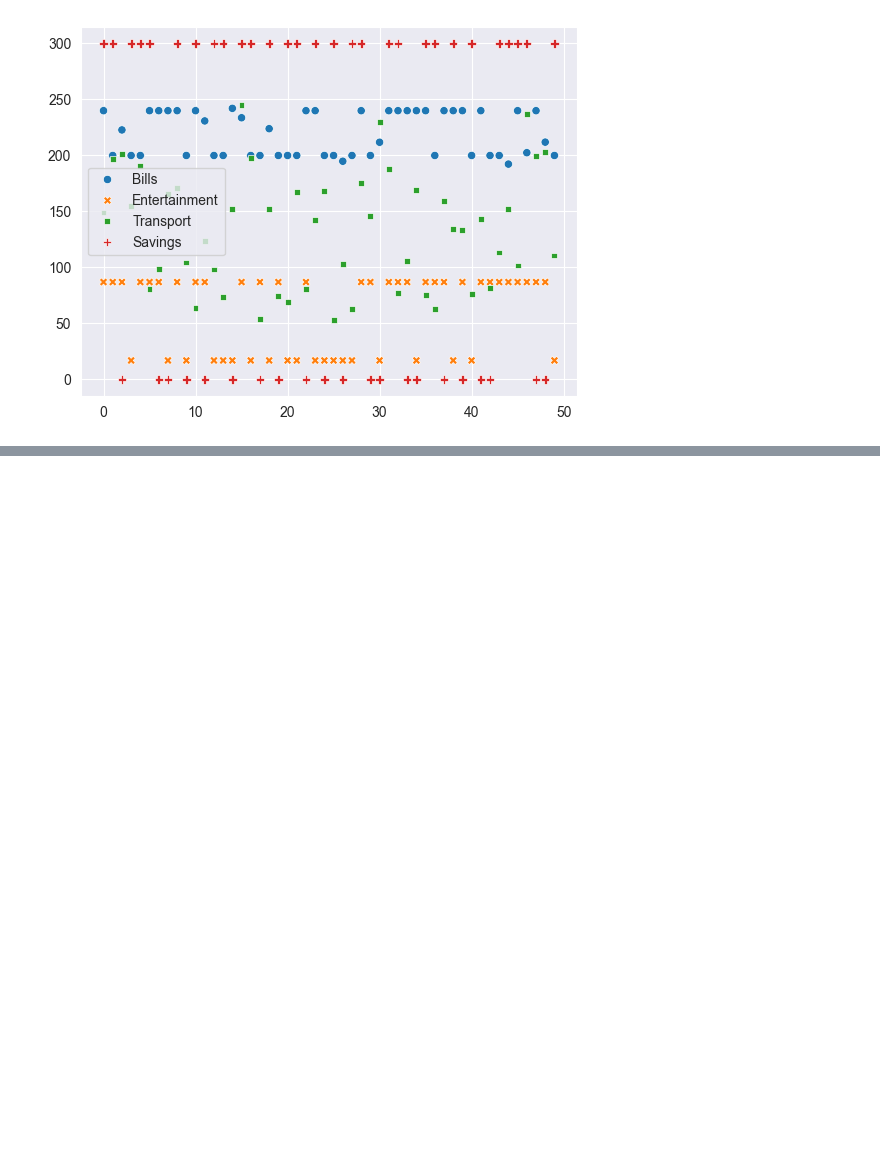
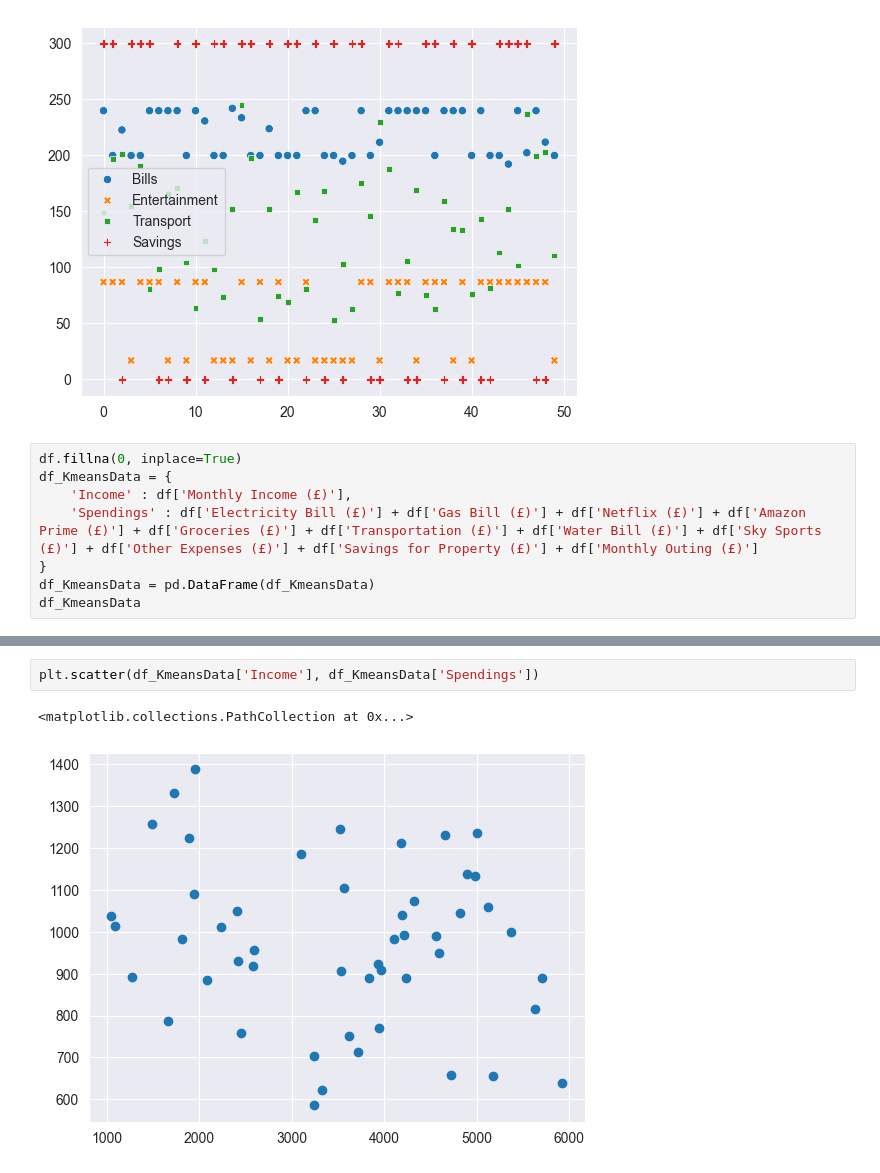
Before and after one commit to MerMer12345/MachineLearningAssignment, a Jupyter notebook: main.ipynb, the cells around one changed output, grey strips where cells are left out. Cells and saved outputs as stored; diff of their text form; blank space fills up the shorter version.

Commit message:
added Kmeans

```diff
--- a/main.ipynb
+++ b/main.ipynb
@@ -129,3 +129,11 @@ sns.scatterplot(data = df_corrdata)
 # %% [output]
 <Axes: >
 [figure]
+# %%
+df.fillna(0, inplace=True)
+df_KmeansData = {
+    'Income' : df['Monthly Income (£)'],
+    'Spendings' : df['Electricity Bill (£)'] + df['Gas Bill (£)'] + df['Netflix (£)'] + df['Amazon Prime (£)'] + df['Groceries (£)'] + df['Transportation (£)'] + df['Water Bill (£)'] + df['Sky Sports (£)'] + df['Other Expenses (£)'] + df['Savings for Property (£)'] + df['Monthly Outing (£)']
+}
+df_KmeansData = pd.DataFrame(df_KmeansData)
+df_KmeansData
@@ -131,0 +158,5 @@ sns.scatterplot(data = df_corrdata)
+# %%
+plt.scatter(df_KmeansData['Income'], df_KmeansData['Spendings'])
+# %% [output]
+<matplotlib.collections.PathCollection at 0x...>
+[figure, added]
```
Also changed, not shown: parts of 3 cells of this notebook.
